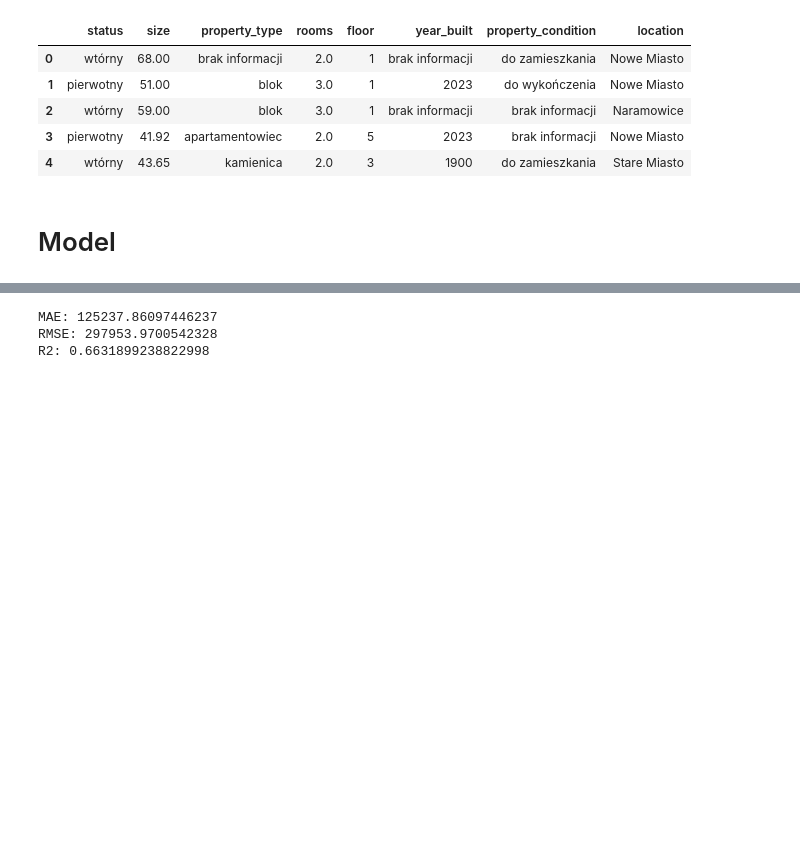
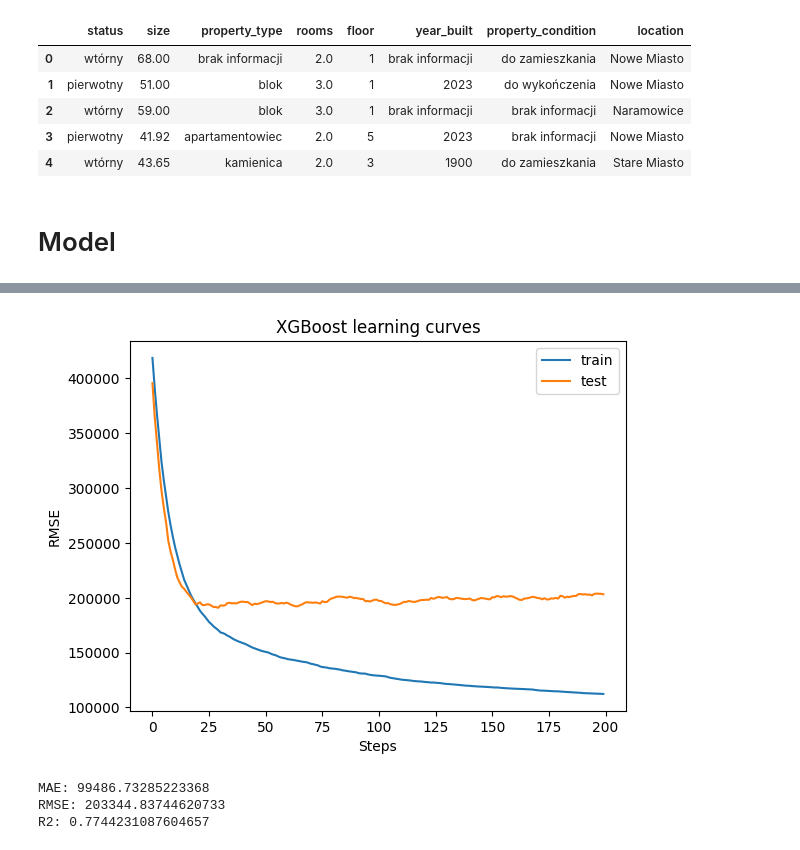
Before and after one commit to pdGruby/pricepy, a Jupyter notebook: ml_model/notebooks/data_cleaning.ipynb, the cells around one changed output, grey strips where cells are left out. Cells and saved outputs as stored; diff of their text form; code cells hidden in the pictures; blank space fills up the shorter version.

```diff
--- a/ml_model/notebooks/data_cleaning.ipynb
+++ b/ml_model/notebooks/data_cleaning.ipynb
@@ -219,21 +219,22 @@ regressor = XGBRegressor(enable_categorical=True)
 
 param_grid = {
     "learning_rate": [0.001, 0.01, 0.1, 0.2, 0.3],
-    "n_estimators": [50, 100, 200, 300, 500, 1000, 2000],
+    "n_estimators": [50, 100, 200, 300, 500],
     "max_depth": [3, 5, 7, 9, 15, 25, 30],
     "min_child_weight": [1, 3, 5, 7, 10, 15, 20],
     "subsample": [0.5, 0.8, 0.9, 1.0],
     "colsample_bytree": [0.5, 0.8, 0.9, 1.0],
     "gamma": [0, 0.1, 0.2, 0.3, 0.5],
-    "scale_pos_weight": [1, 2, 3, 4, 5, 6, 7, 8, 9]
+    "scale_pos_weight": [1, 2, 3, 4, 5, 6, 7, 8, 9],
+    "eta": [0.01, 0.1, 0.2, 0.3, 0.5],
 }
 # %%
 # Set up the random search with 4-fold cross validation
 random_cv = RandomizedSearchCV(estimator=regressor,
             param_distributions=param_grid,
-            cv=4, n_iter=100,
+            cv=5, n_iter=150,
             scoring = 'neg_mean_absolute_error',n_jobs = 8,
-            verbose = 3,
+            verbose = 2,
             return_train_score = True,
             random_state=42)
 # %%
@@ -286,0 +304,5 @@ array([0.04730931, 0.44505876, 0.06017365, 0.13857387, 0.08460698,
+# %%
+eval_set = [(X_train, y_train), (X_test, y_test)]
+
+regressor = XGBRegressor(**random_cv.best_params_, enable_categorical=True)
+regressor.fit(X_train, y_train, eval_set=eval_set, eval_metric='rmse', verbose=False)
@@ -287,6 +321,20 @@ array([0.04730931, 0.44505876, 0.06017365, 0.13857387, 0.08460698,
+# %%
+import matplotlib.pyplot as plt
+results = regressor.evals_result()
+
+# plot learning curves
+plt.plot(results['validation_0']['rmse'], label='train')
+plt.plot(results['validation_1']['rmse'], label='test')
+plt.xlabel("Steps")
+plt.ylabel("RMSE")
+plt.title("XGBoost learning curves")
+plt.legend()
+plt.show()
+# %% [output]
+[figure, added]
 # %%
 from sklearn.metrics import mean_absolute_error, mean_squared_error, r2_score
-preds = model.predict(X_test)
+preds = regressor.predict(X_test)
 
 # Evaluate the model
 mae_score = mean_absolute_error(y_test, preds)
@@ -298,6 +346,6 @@ print('RMSE:', rmse_score)
 r2 = r2_score(y_test, preds)
 print('R2:', r2)
 # %% [output]
-MAE: 125237.86097446237
-RMSE: 297953.9700542328
-R2: 0.6631899238822998
+MAE: 99486.73285223368
+RMSE: 203344.83744620733
+R2: 0.7744231087604657
```
Also changed, not shown: parts of 6 cells of this notebook, 3 other files.
